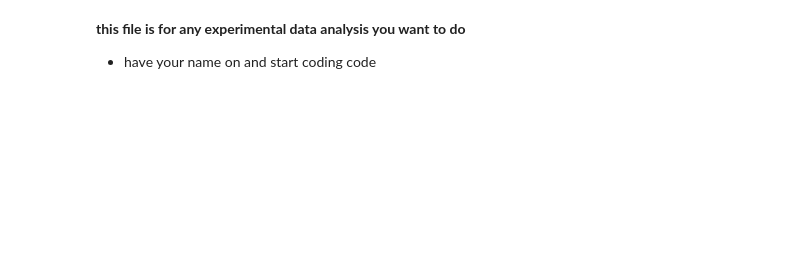
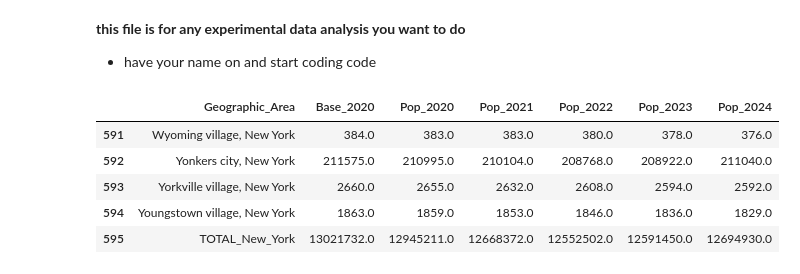
Before and after one commit to chasefrerichs/Group11_semester_project, a Jupyter notebook: Experimental_file.ipynb, the cells around one changed output. Saved outputs shown, nothing was run; the diff lists cells and outputs as text; code cells hidden in the pictures; blank space fills up the shorter version.

Commit message:
restoring States Data Frames

```diff
--- a/Experimental_file.ipynb
+++ b/Experimental_file.ipynb
@@ -4,0 +10,35 @@
+# %%
+#NY Population
+
+# Load and clean New York population table
+ny_pop_df = pd.read_excel("NY_Pop_data.xlsx", skiprows=2)
+
+ny_pop_df.columns = [
+    "Geographic_Area",
+    "Base_2020",
+    "Pop_2020",
+    "Pop_2021",
+    "Pop_2022",
+    "Pop_2023",
+    "Pop_2024",
+]
+
+# clean
+ny_pop_df = ny_pop_df.iloc[1:]
+ny_pop_df = ny_pop_df[ny_pop_df["Base_2020"].notna()].reset_index(drop=True)
+
+# Add TOTAL pop
+totals = ny_pop_df[["Base_2020", "Pop_2020", "Pop_2021", "Pop_2022", "Pop_2023", "Pop_2024"]].sum()
+total_row = {"Geographic_Area": "TOTAL_New_York"}
+total_row.update(totals.to_dict())
+
+ny_pop_df = pd.concat([ny_pop_df, pd.DataFrame([total_row])], ignore_index=True)
+
+ny_pop_df.tail()
+# %% [output]
+|  | Geographic_Area | Base_2020 | Pop_2020 | Pop_2021 | Pop_2022 | Pop_2023 | Pop_2024 |
+| 591 | Wyoming village, New York | 384.0 | 383.0 | 383.0 | 380.0 | 378.0 | 376.0 |
+| 592 | Yonkers city, New York | 211575.0 | 210995.0 | 210104.0 | 208768.0 | 208922.0 | 211040.0 |
+| 593 | Yorkville village, New York | 2660.0 | 2655.0 | 2632.0 | 2608.0 | 2594.0 | 2592.0 |
+| 594 | Youngstown village, New York | 1863.0 | 1859.0 | 1853.0 | 1846.0 | 1836.0 | 1829.0 |
+| 595 | TOTAL_New_York | 13021732.0 | 12945211.0 | 12668372.0 | 12552502.0 | 12591450.0 | 12694930.0 |
```
Also changed, not shown: parts of 13 cells of this notebook.
